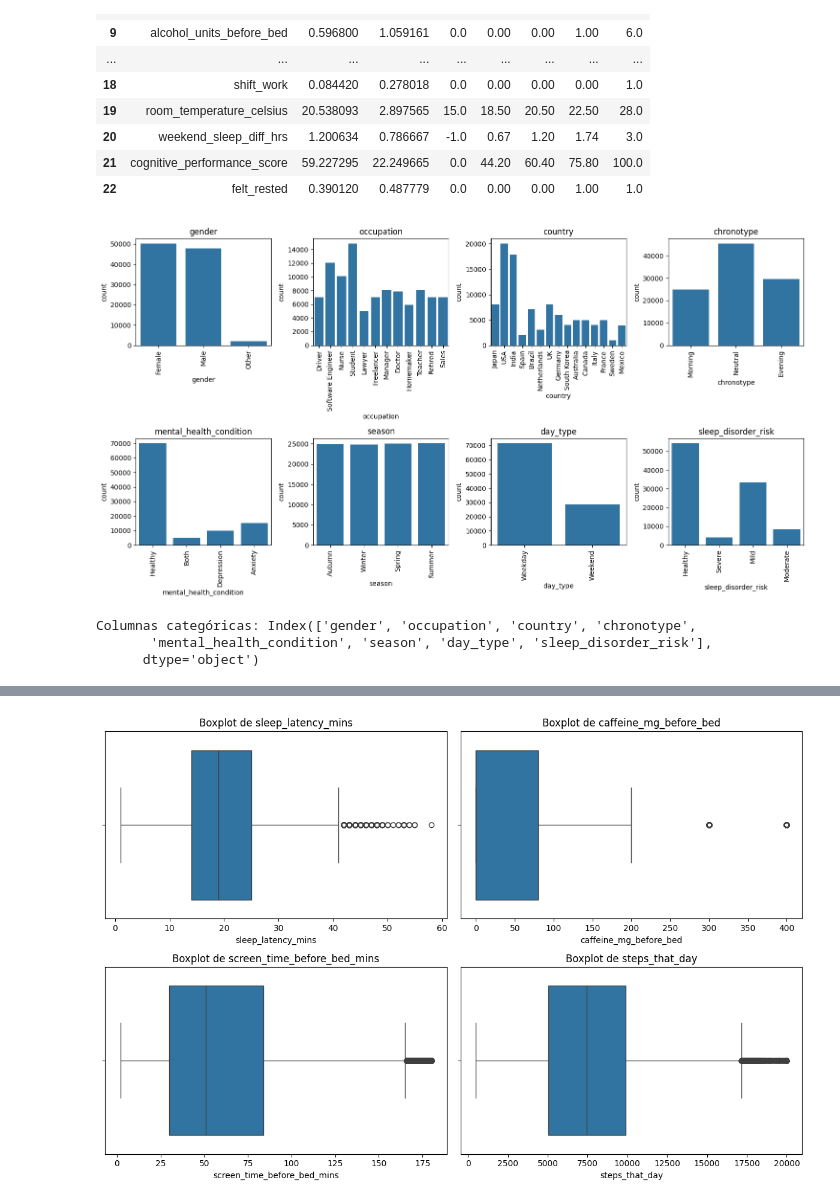
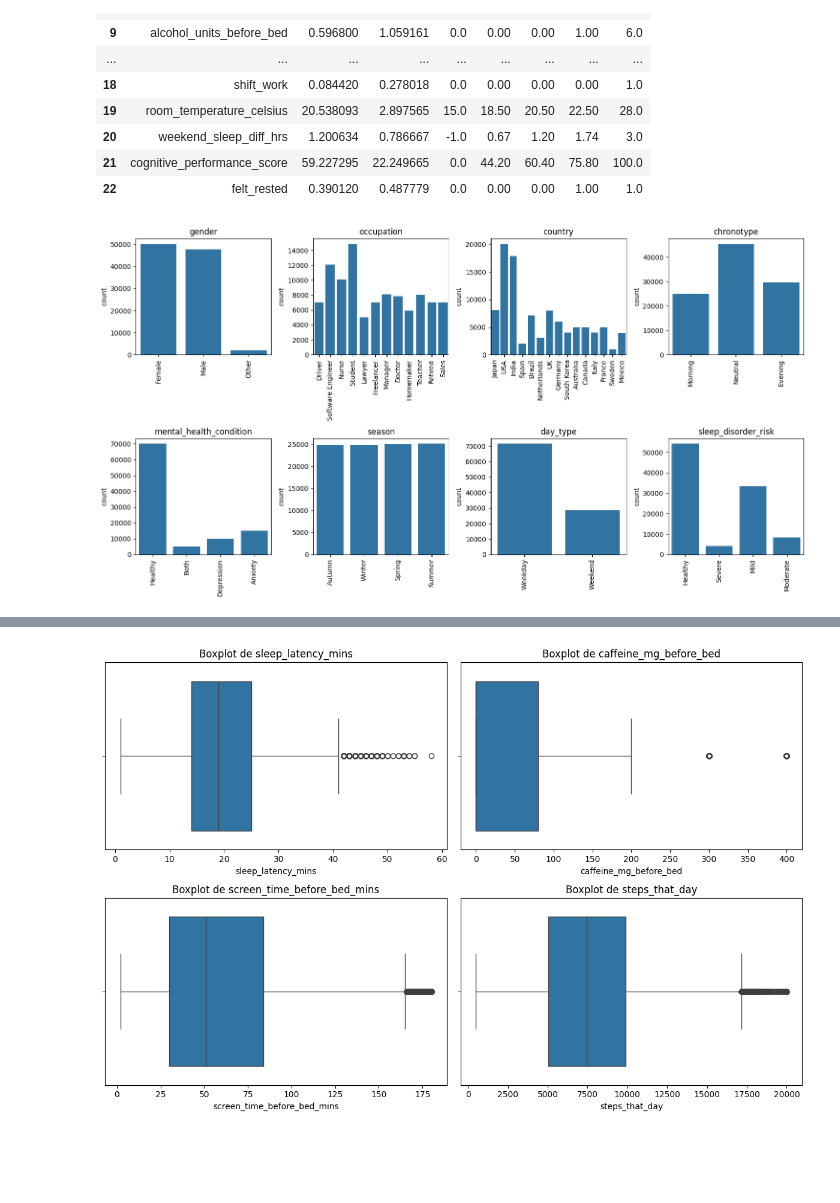
Before and after one commit to cinna-vk/iaa-pia, a Jupyter notebook: PIA_IAA.ipynb, the cells around one changed output, grey strips where cells are left out. Drawn from its saved outputs; the diff is of its cells as text; code cells hidden in the pictures; blank space fills up the shorter version.

```diff
--- a/PIA_IAA.ipynb
+++ b/PIA_IAA.ipynb
@@ -83,31 +82,19 @@ df_describe
 | 21 | cognitive_performance_score | 59.227295 | 22.249665 | 0.0 | 44.20 | 60.40 | 75.80 | 100.0 |
 | 22 | felt_rested | 0.390120 | 0.487779 | 0.0 | 0.00 | 0.00 | 1.00 | 1.0 |
 # %%
-# analisis categoricos
+# Distribuciones de las columnas categoricas
 categorical_cols = df.select_dtypes(include=["object"]).columns
 
 plt.figure(figsize=(15, 8))
 for i, col in enumerate(categorical_cols):
     plt.subplot(2, 4, i + 1)
     sns.countplot(x=col, data=df)
+    plt.xlabel('')
     plt.xticks(rotation=90)
     plt.title(col)
 
-#plt.subplot(2, 2, 1)
-#sns.countplot(x='gender', data=df)
-#plt.title('Gender')
-
-#plt.subplot(2, 2, 2)
-#sns.countplot(x='occupation', data=df)
-#plt.title('Occupation')
-#plt.tick_params(axis='x', rotation=90)
-
 plt.tight_layout()
 plt.show()
-print("Columnas categóricas:", categorical_cols)
 # %% [output]
-[figure, old version]
+[figure, new version]
-Columnas categóricas: Index(['gender', 'occupation', 'country', 'chronotype',
-       'mental_health_condition', 'season', 'day_type', 'sleep_disorder_risk'],
-      dtype='object')
 # %%
```
Also changed, not shown: parts of 2 cells of this notebook.
